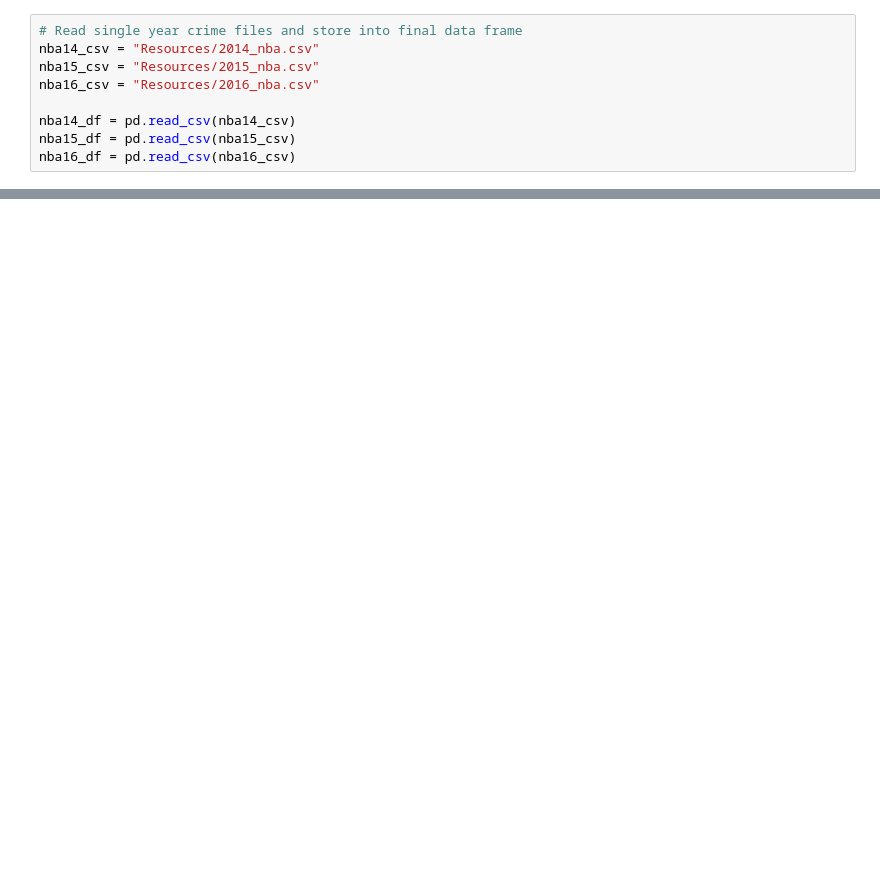
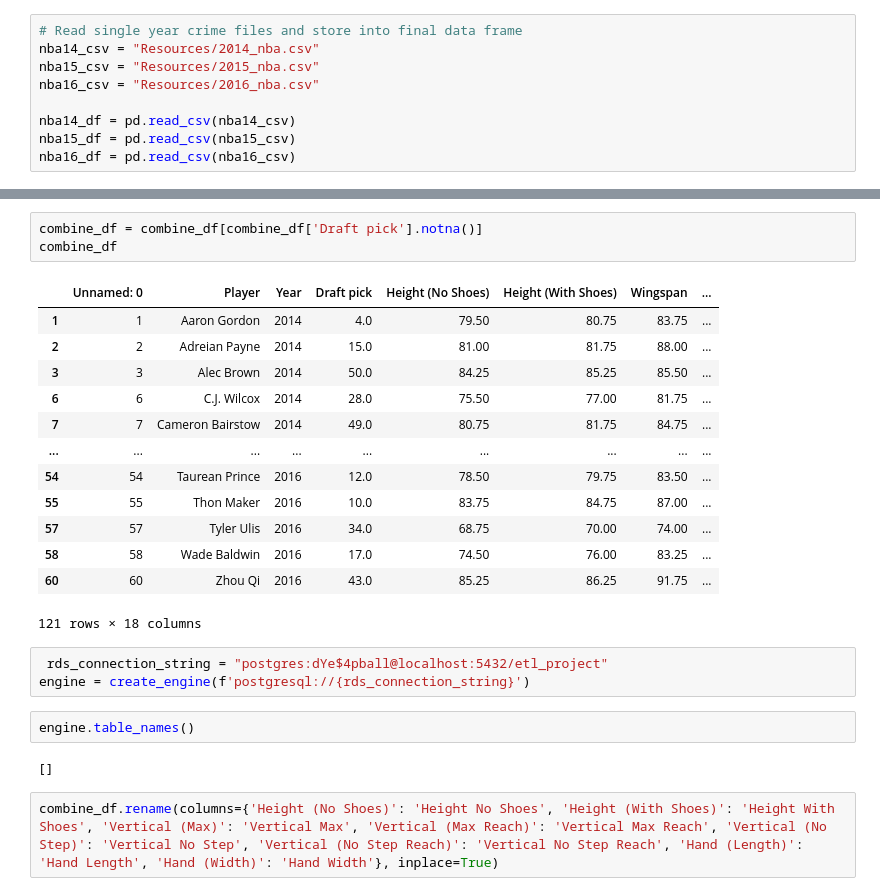
Before and after one commit to jmbnw9/ETL_Project, a Jupyter notebook: combine_data.ipynb, the cells around one changed output, grey strips where cells are left out. Drawn from its saved outputs; the diff is of its cells as text; blank space fills up the shorter version.

```diff
--- a/combine_data.ipynb
+++ b/combine_data.ipynb
@@ -98,0 +44,26 @@ combine_df
+# %%
+combine_df = combine_df[combine_df['Draft pick'].notna()]
+combine_df
+# %% [output]
+|  | Unnamed: 0 | Player | Year | Draft pick | Height (No Shoes) | Height (With Shoes) | Wingspan | ... |
+| 1 | 1 | Aaron Gordon | 2014 | 4.0 | 79.50 | 80.75 | 83.75 | ... |
+| 2 | 2 | Adreian Payne | 2014 | 15.0 | 81.00 | 81.75 | 88.00 | ... |
+| 3 | 3 | Alec Brown | 2014 | 50.0 | 84.25 | 85.25 | 85.50 | ... |
+| 6 | 6 | C.J. Wilcox | 2014 | 28.0 | 75.50 | 77.00 | 81.75 | ... |
+| 7 | 7 | Cameron Bairstow | 2014 | 49.0 | 80.75 | 81.75 | 84.75 | ... |
+| ... | ... | ... | ... | ... | ... | ... | ... | ... |
+| 54 | 54 | Taurean Prince | 2016 | 12.0 | 78.50 | 79.75 | 83.50 | ... |
+| 55 | 55 | Thon Maker | 2016 | 10.0 | 83.75 | 84.75 | 87.00 | ... |
+| 57 | 57 | Tyler Ulis | 2016 | 34.0 | 68.75 | 70.00 | 74.00 | ... |
+| 58 | 58 | Wade Baldwin | 2016 | 17.0 | 74.50 | 76.00 | 83.25 | ... |
+| 60 | 60 | Zhou Qi | 2016 | 43.0 | 85.25 | 86.25 | 91.75 | ... |
+121 rows × 18 columns
+# %%
+ rds_connection_string = "postgres:dYe$4pball@localhost:5432/etl_project"
+engine = create_engine(f'postgresql://{rds_connection_string}')
+# %%
+engine.table_names()
+# %% [output]
+[]
+# %%
+combine_df.rename(columns={'Height (No Shoes)': 'Height No Shoes', 'Height (With Shoes)': 'Height With Shoes', 'Vertical (Max)': 'Vertical Max', 'Vertical (Max Reach)': 'Vertical Max Reach', 'Vertical (No Step)': 'Vertical No Step', 'Vertical (No Step Reach)': 'Vertical No Step Reach', 'Hand (Length)': 'Hand Length', 'Hand (Width)': 'Hand Width'}, inplace=True)
```
Also changed, not shown: parts of 10 cells of this notebook.
